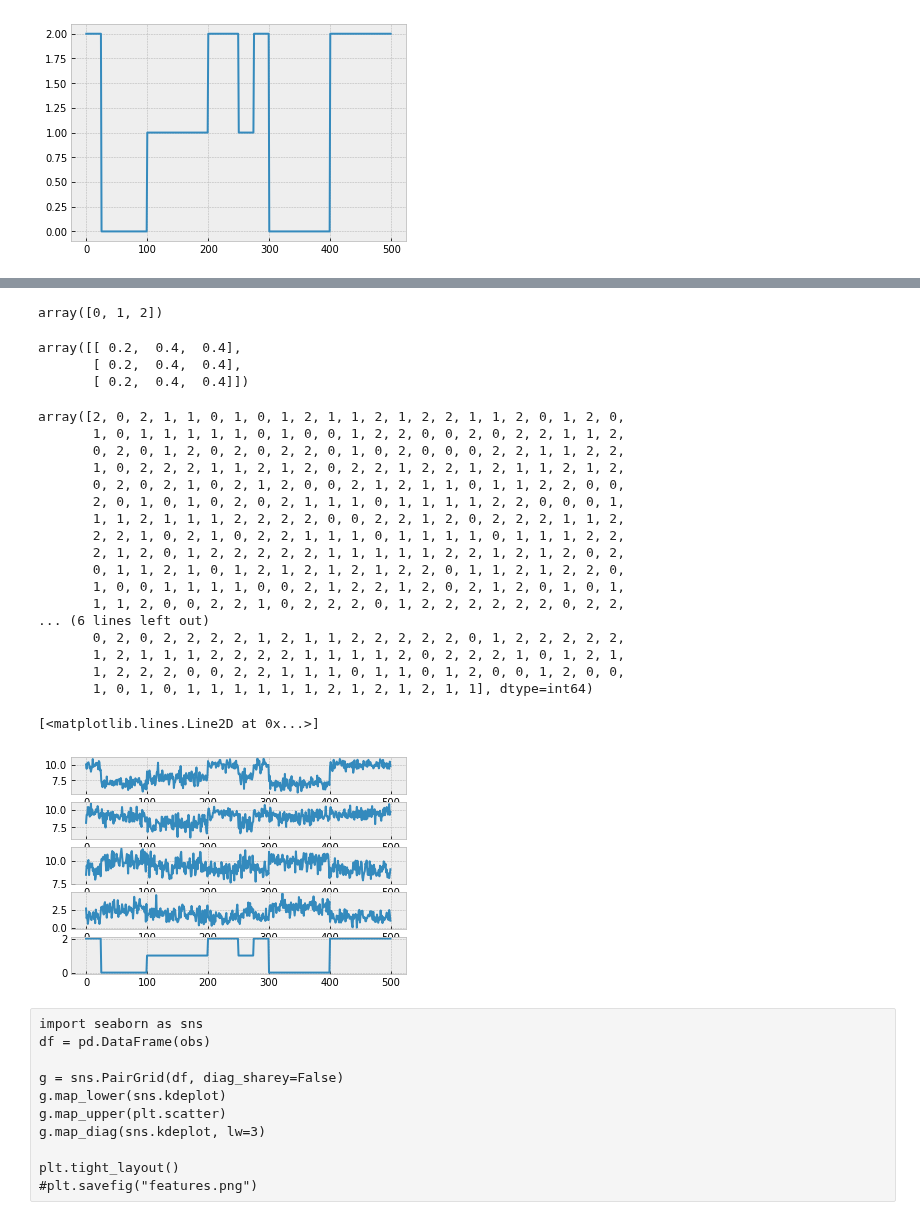
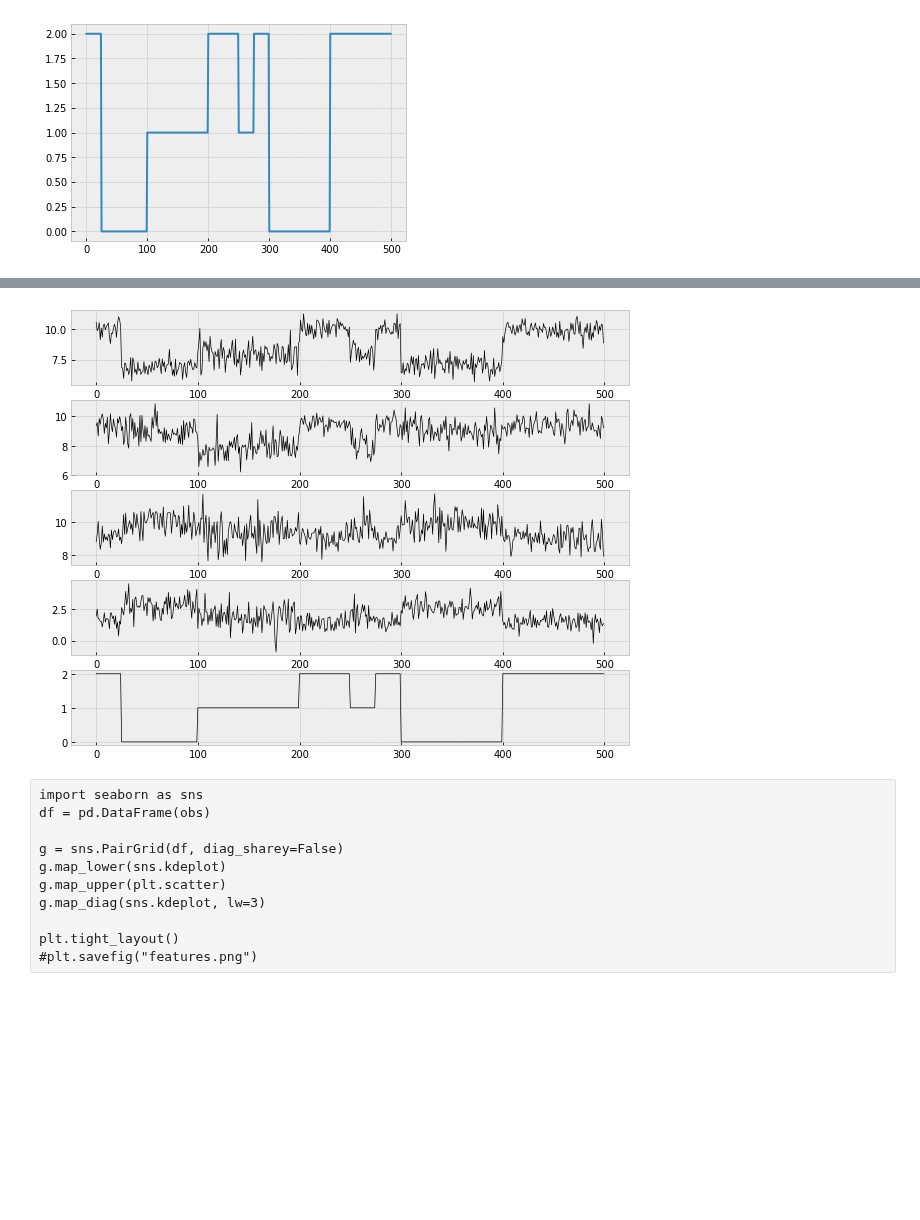
Before and after one commit to cgre-aachen/bayseg, a Jupyter notebook: notebooks/prototyping/alex_prototyping.ipynb, the cells around one changed output, grey strips where cells are left out. Saved outputs shown, nothing was run; the diff lists cells and outputs as text; code cells hidden in the pictures; blank space fills up the shorter version.

```diff
--- a/notebooks/prototyping/alex_prototyping.ipynb
+++ b/notebooks/prototyping/alex_prototyping.ipynb
@@ -48,7 +48,3 @@ latent_1D = np.append(latent_1D, np.ones(100)*2)
 plt.plot(latent_1D);
 # %% [output]
 [figure]
-# %%
-n_labels = 3
-l = np.array([np.arange(n_labels),np.arange(n_labels),np.arange(n_labels)])
-print(l)
@@ -65,4 +50,0 @@ array([ 0.2,  0.4,  0.4])
-# %%
-j
-# %% [output]
-array([0, 1, 2])
@@ -71,26 +50,0 @@ j = np.arange(3)
-# %%
-prob[j,:]
-# %% [output]
-array([[ 0.2,  0.4,  0.4],
-       [ 0.2,  0.4,  0.4],
-       [ 0.2,  0.4,  0.4]])
-# %%
-np.random.choice(3, p=prob[0, :], size=(500))
-# %% [output]
-array([2, 0, 2, 1, 1, 0, 1, 0, 1, 2, 1, 1, 2, 1, 2, 2, 1, 1, 2, 0, 1, 2, 0,
-       1, 0, 1, 1, 1, 1, 1, 0, 1, 0, 0, 1, 2, 2, 0, 0, 2, 0, 2, 2, 1, 1, 2,
-       0, 2, 0, 1, 2, 0, 2, 0, 2, 2, 0, 1, 0, 2, 0, 0, 0, 2, 2, 1, 1, 2, 2,
-       1, 0, 2, 2, 2, 1, 1, 2, 1, 2, 0, 2, 2, 1, 2, 2, 1, 2, 1, 1, 2, 1, 2,
-       0, 2, 0, 2, 1, 0, 2, 1, 2, 0, 0, 2, 1, 2, 1, 1, 0, 1, 1, 2, 2, 0, 0,
-       2, 0, 1, 0, 1, 0, 2, 0, 2, 1, 1, 1, 0, 1, 1, 1, 1, 2, 2, 0, 0, 0, 1,
-       1, 1, 2, 1, 1, 1, 2, 2, 2, 2, 0, 0, 2, 2, 1, 2, 0, 2, 2, 2, 1, 1, 2,
-       2, 2, 1, 0, 2, 1, 0, 2, 2, 1, 1, 1, 0, 1, 1, 1, 1, 0, 1, 1, 1, 2, 2,
-       2, 1, 2, 0, 1, 2, 2, 2, 2, 2, 1, 1, 1, 1, 1, 2, 2, 1, 2, 1, 2, 0, 2,
-       0, 1, 1, 2, 1, 0, 1, 2, 1, 2, 1, 2, 1, 2, 2, 0, 1, 1, 2, 1, 2, 2, 0,
-       1, 0, 0, 1, 1, 1, 1, 0, 0, 2, 1, 2, 2, 1, 2, 0, 2, 1, 2, 0, 1, 0, 1,
-       1, 1, 2, 0, 0, 2, 2, 1, 0, 2, 2, 2, 0, 1, 2, 2, 2, 2, 2, 2, 0, 2, 2,
-... (6 lines left out)
-       0, 2, 0, 2, 2, 2, 2, 1, 2, 1, 1, 2, 2, 2, 2, 2, 0, 1, 2, 2, 2, 2, 2,
-       1, 2, 1, 1, 1, 2, 2, 2, 2, 1, 1, 1, 1, 2, 0, 2, 2, 2, 1, 0, 1, 2, 1,
-       1, 2, 2, 2, 0, 0, 2, 2, 1, 1, 1, 0, 1, 1, 0, 1, 2, 0, 0, 1, 2, 0, 0,
-       1, 0, 1, 0, 1, 1, 1, 1, 1, 1, 2, 1, 2, 1, 2, 1, 1], dtype=int64)
@@ -99,30 +51,31 @@ np.random.randint?
 # %%
 i = 4
 c1 = scipy.stats.multivariate_normal([7,9,10,2.7], np.eye(i)*0.35)
 c2 = scipy.stats.multivariate_normal([8,8,9.5,2], np.eye(i)*0.55)
 c3 = scipy.stats.multivariate_normal([10,9.5,9,1.5], np.eye(i)*0.25)
 #c4 = scipy.stats.multivariate_normal([8,10,9,4], np.eye(i)*0.25)
 
-obs = np.empty((len(phys_space[:,0]), 4))
+n_obs = 4
+obs = np.empty((len(phys_space[:,0]), n_obs))
 
-for i,l in enumerate(latent_1D):
+for i, l in enumerate(latent_1D):
     # generate a 2-d random vector at each point
     if l == 0:
         obs[i,:] = c1.rvs()
     elif l == 1:
         obs[i,:] = c2.rvs()
     elif l == 2:
         obs[i,:] = c3.rvs()
 
-fig, ax = plt.subplots(5,1)
-ax[0].plot(obs[:,0])
-ax[1].plot(obs[:,1])
-ax[2].plot(obs[:,2])
-ax[3].plot(obs[:,3])
-ax[4].plot(latent_1D)
+fig, ax = plt.subplots(n_obs + 1, 1, figsize=(10,8))
+pkwargs = {"linewidth": 0.7, "color": "black"}
+
+for i in range(n_obs):
+    ax[i].plot(obs[:,i], **pkwargs)
+
+ax[n_obs].plot(latent_1D, **pkwargs);
 # %% [output]
-[<matplotlib.lines.Line2D at 0x...>]
-[figure, old version]
+[figure, new version]
 # %% [raw]
 import seaborn as sns
 df = pd.DataFrame(obs)
```
Also changed, not shown: parts of 12 cells of this notebook, 5 other files.
